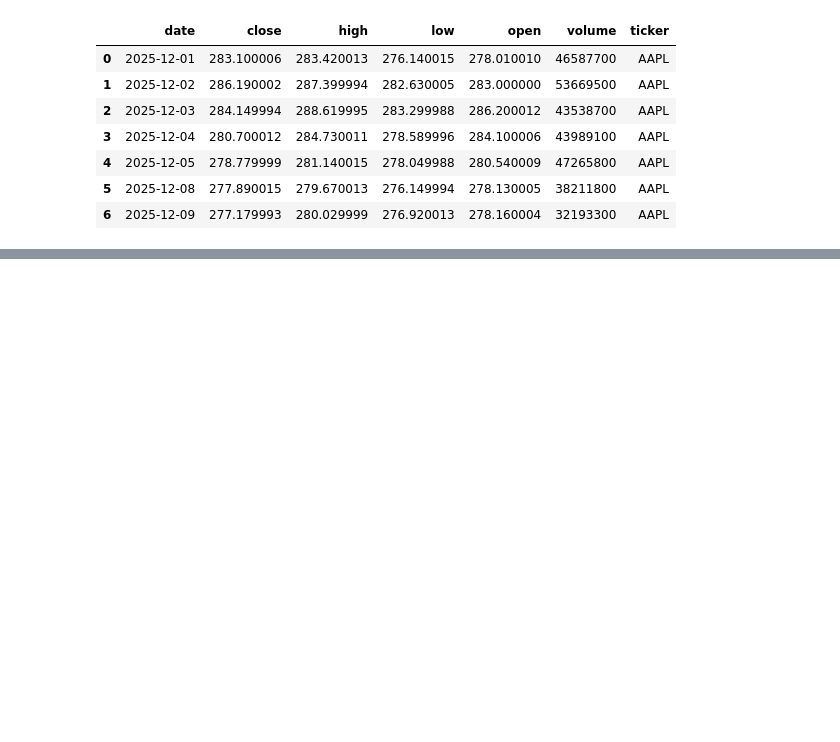
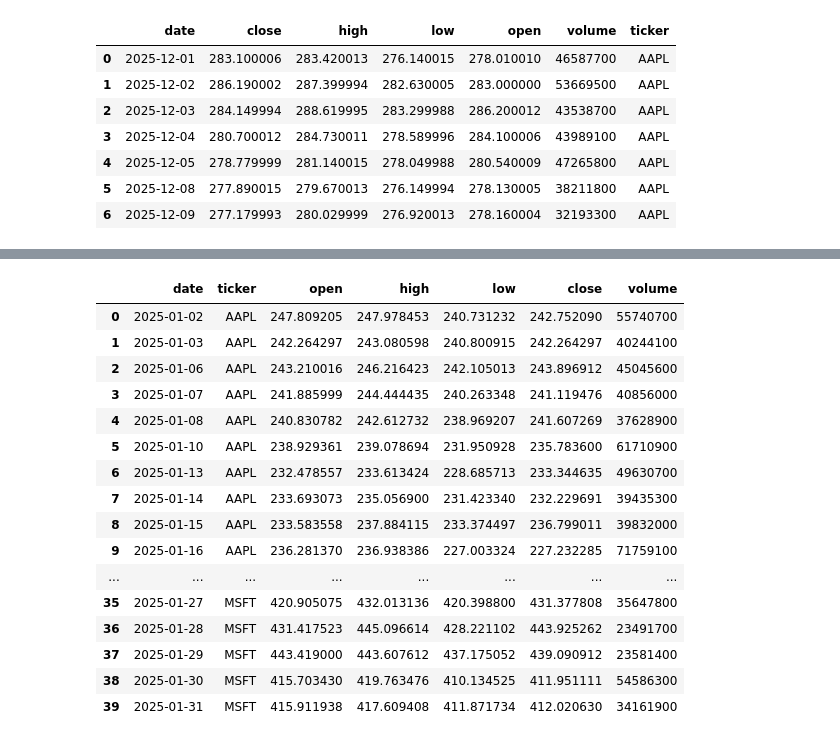
Before and after one commit to JulianGut2/Finance_ML, a Jupyter notebook: Finance Project/notebooks/yfinance_exploration.ipynb, the cells around one changed output, grey strips where cells are left out. Saved outputs shown, nothing was run; the diff lists cells and outputs as text; code cells hidden in the pictures; blank space fills up the shorter version.

```diff
--- a/Finance Project/notebooks/yfinance_exploration.ipynb
+++ b/Finance Project/notebooks/yfinance_exploration.ipynb
@@ -231,0 +271,22 @@ df1
+# %%
+tidy_multi = normalize_prices(multi_df, ["AAPL", "MSFT"])
+
+tidy_multi
+# %% [output]
+|  | date | ticker | open | high | low | close | volume |
+| 0 | 2025-01-02 | AAPL | 247.809205 | 247.978453 | 240.731232 | 242.752090 | 55740700 |
+| 1 | 2025-01-03 | AAPL | 242.264297 | 243.080598 | 240.800915 | 242.264297 | 40244100 |
+| 2 | 2025-01-06 | AAPL | 243.210016 | 246.216423 | 242.105013 | 243.896912 | 45045600 |
+| 3 | 2025-01-07 | AAPL | 241.885999 | 244.444435 | 240.263348 | 241.119476 | 40856000 |
+| 4 | 2025-01-08 | AAPL | 240.830782 | 242.612732 | 238.969207 | 241.607269 | 37628900 |
+| 5 | 2025-01-10 | AAPL | 238.929361 | 239.078694 | 231.950928 | 235.783600 | 61710900 |
+| 6 | 2025-01-13 | AAPL | 232.478557 | 233.613424 | 228.685713 | 233.344635 | 49630700 |
+| 7 | 2025-01-14 | AAPL | 233.693073 | 235.056900 | 231.423340 | 232.229691 | 39435300 |
+| 8 | 2025-01-15 | AAPL | 233.583558 | 237.884115 | 233.374497 | 236.799011 | 39832000 |
+| 9 | 2025-01-16 | AAPL | 236.281370 | 236.938386 | 227.003324 | 227.232285 | 71759100 |
+| ... | ... | ... | ... | ... | ... | ... | ... |
+| 35 | 2025-01-27 | MSFT | 420.905075 | 432.013136 | 420.398800 | 431.377808 | 35647800 |
+| 36 | 2025-01-28 | MSFT | 431.417523 | 445.096614 | 428.221102 | 443.925262 | 23491700 |
+| 37 | 2025-01-29 | MSFT | 443.419000 | 443.607612 | 437.175052 | 439.090912 | 23581400 |
+| 38 | 2025-01-30 | MSFT | 415.703430 | 419.763476 | 410.134525 | 411.951111 | 54586300 |
+| 39 | 2025-01-31 | MSFT | 415.911938 | 417.609408 | 411.871734 | 412.020630 | 34161900 |
```
Also changed, not shown: parts of 3 cells of this notebook, 3 other files.
